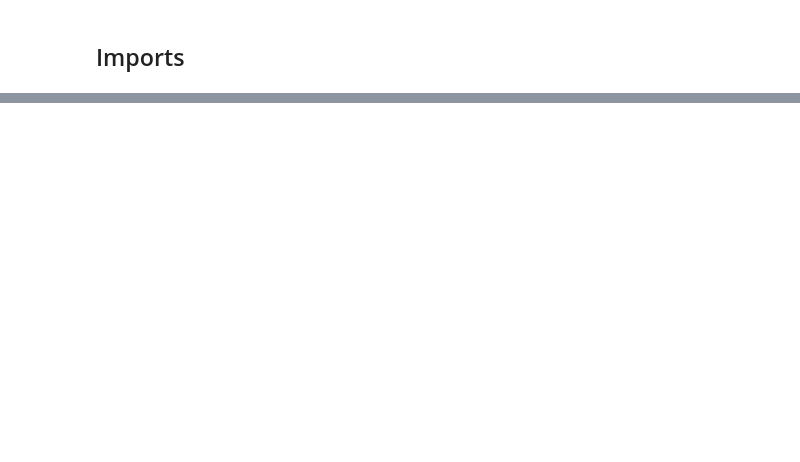
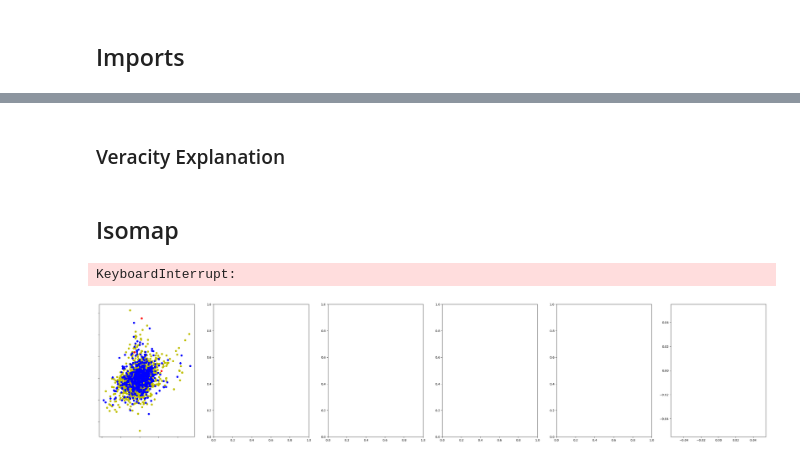
Before and after one commit to PranavRao25/Data-Analytics, a Jupyter notebook: assignment-5/code.ipynb, the cells around one changed output, grey strips where cells are left out. Saved outputs shown, nothing was run; the diff lists cells and outputs as text; code cells hidden in the pictures; blank space fills up the shorter version.

```diff
--- a/assignment-5/code.ipynb
+++ b/assignment-5/code.ipynb
@@ -33,0 +198,32 @@ df
+# %% [markdown]
+### Veracity Explanation
+# %% [markdown]
+## Isomap
+# %%
+nns = range(100, 150, 10)
+(fig, subplots) = plt.subplots(1, len(nns) + 1, figsize=(40, 8))
+ax = subplots[0]
+ax.scatter(x_std[y==1, 0], x_std[y==1, 1], c="r")
+ax.scatter(x_std[y==2, 0], x_std[y==2, 1], c="g")
+ax.scatter(x_std[y==3, 0], x_std[y==3, 1], c="y")
+ax.scatter(x_std[y==0, 0], x_std[y==0, 1], c="b")
+ax.xaxis.set_major_formatter(NullFormatter())
+ax.yaxis.set_major_formatter(NullFormatter())
+plt.axis("tight")
+
+for i, nn in enumerate(nns):
+    ax = subplots[i + 1]
+    x_iso = Isomap(n_components = 2, n_neighbors = nn).fit_transform(x_std)
+    ax.set_title("# Neighbors =%d" % nn)
+    ax.scatter(x_iso[y==1, 0], x_iso[y==1, 1], c="r")
+    ax.scatter(x_iso[y==2, 0], x_iso[y==2, 1], c="g")
+    ax.scatter(x_iso[y==3, 0], x_iso[y==3, 1], c="y")
+    ax.scatter(x_iso[y==0, 0], x_iso[y==0, 1], c="b")
+    ax.xaxis.set_major_formatter(NullFormatter())
+    ax.yaxis.set_major_formatter(NullFormatter())
+    ax.axis("tight")
+plt.title("Isomap")
+plt.show()
+# %% [output]
+KeyboardInterrupt:
+[figure, added]
```
Also changed, not shown: parts of 36 cells of this notebook, 1 other file.
